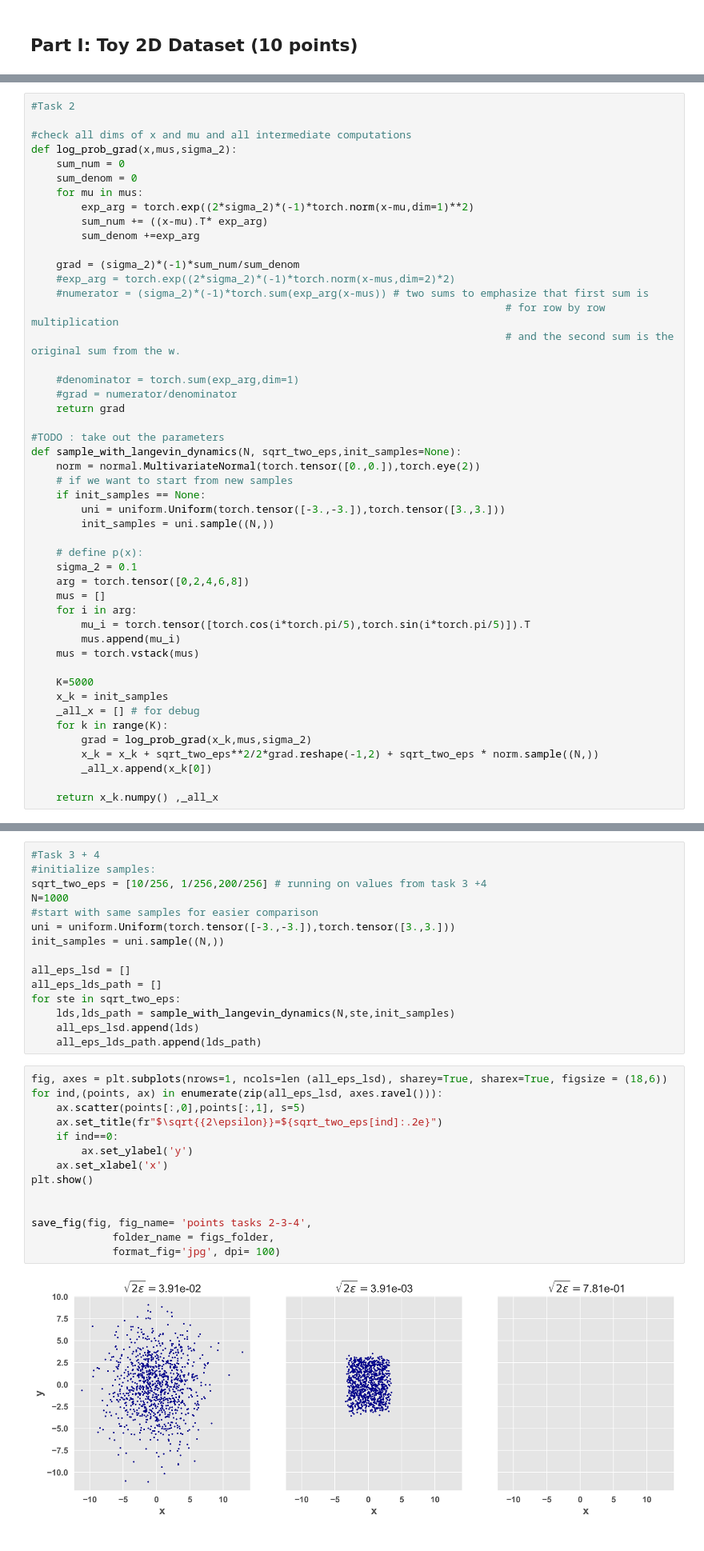
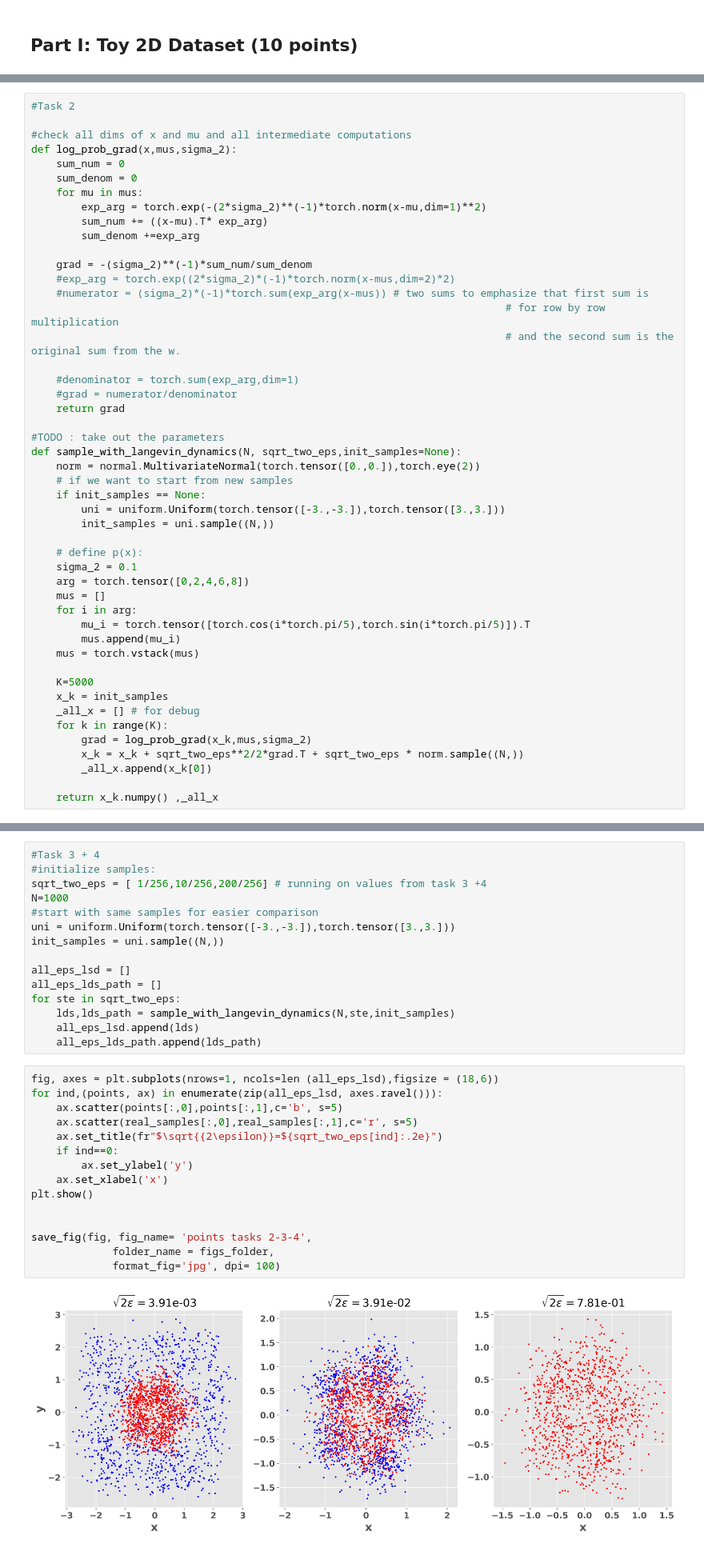
Before and after one commit to adidigit/statistical_methods_in_ip, a Jupyter notebook: HW2/HW2_Spring2022_Langevin_Dynamics_and_EBMs.ipynb, the cells around one changed output, grey strips where cells are left out. Shown at 80% size. Saved outputs shown, nothing was run; the diff lists cells and outputs as text.

```diff
--- a/HW2/HW2_Spring2022_Langevin_Dynamics_and_EBMs.ipynb
+++ b/HW2/HW2_Spring2022_Langevin_Dynamics_and_EBMs.ipynb
@@ -143,11 +143,11 @@ def log_prob_grad(x,mus,sigma_2):
     sum_num = 0
     sum_denom = 0
     for mu in mus:
-        exp_arg = torch.exp((2*sigma_2)*(-1)*torch.norm(x-mu,dim=1)**2)
+        exp_arg = torch.exp(-(2*sigma_2)**(-1)*torch.norm(x-mu,dim=1)**2)
         sum_num += ((x-mu).T* exp_arg)
         sum_denom +=exp_arg
 
-    grad = (sigma_2)*(-1)*sum_num/sum_denom
+    grad = -(sigma_2)**(-1)*sum_num/sum_denom
     #exp_arg = torch.exp((2*sigma_2)*(-1)*torch.norm(x-mus,dim=2)*2)
     #numerator = (sigma_2)*(-1)*torch.sum(exp_arg(x-mus)) # two sums to emphasize that first sum is
                                                                             # for row by row multiplication
@@ -179,7 +179,7 @@ def sample_with_langevin_dynamics(N, sqrt_two_eps,init_samples=None):
     _all_x = [] # for debug
     for k in range(K):
         grad = log_prob_grad(x_k,mus,sigma_2)
-        x_k = x_k + sqrt_two_eps**2/2*grad.reshape(-1,2) + sqrt_two_eps * norm.sample((N,))
+        x_k = x_k + sqrt_two_eps**2/2*grad.T + sqrt_two_eps * norm.sample((N,))
         _all_x.append(x_k[0])
 
     return x_k.numpy() ,_all_x
@@ -194,7 +194,7 @@ real_samples = make_blobs(num_samples, centers=centers, cluster_std=np.sqrt(.1),
 # %%
 #Task 3 + 4
 #initialize samples:
-sqrt_two_eps = [10/256, 1/256,200/256] # running on values from task 3 +4
+sqrt_two_eps = [ 1/256,10/256,200/256] # running on values from task 3 +4
 N=1000
 #start with same samples for easier comparison
 uni = uniform.Uniform(torch.tensor([-3.,-3.]),torch.tensor([3.,3.]))
@@ -207,18 +207,19 @@ for ste in sqrt_two_eps:
     all_eps_lsd.append(lds)
     all_eps_lds_path.append(lds_path)
 # %%
-fig, axes = plt.subplots(nrows=1, ncols=len (all_eps_lsd), sharey=True, sharex=True, figsize = (18,6))
+fig, axes = plt.subplots(nrows=1, ncols=len (all_eps_lsd),figsize = (18,6))
 for ind,(points, ax) in enumerate(zip(all_eps_lsd, axes.ravel())):
-    ax.scatter(points[:,0],points[:,1], s=5)
+    ax.scatter(points[:,0],points[:,1],c='b', s=5)
+    ax.scatter(real_samples[:,0],real_samples[:,1],c='r', s=5)
     ax.set_title(fr"$\sqrt{{2\epsilon}}=${sqrt_two_eps[ind]:.2e}")
     if ind==0:
         ax.set_ylabel('y')
     ax.set_xlabel('x')
 plt.show()
 
 
 save_fig(fig, fig_name= 'points tasks 2-3-4',
              folder_name = figs_folder,
              format_fig='jpg', dpi= 100)
 # %% [output]
-[figure, old version]
+[figure, new version]
```
Also changed, not shown: parts of 13 cells of this notebook.
